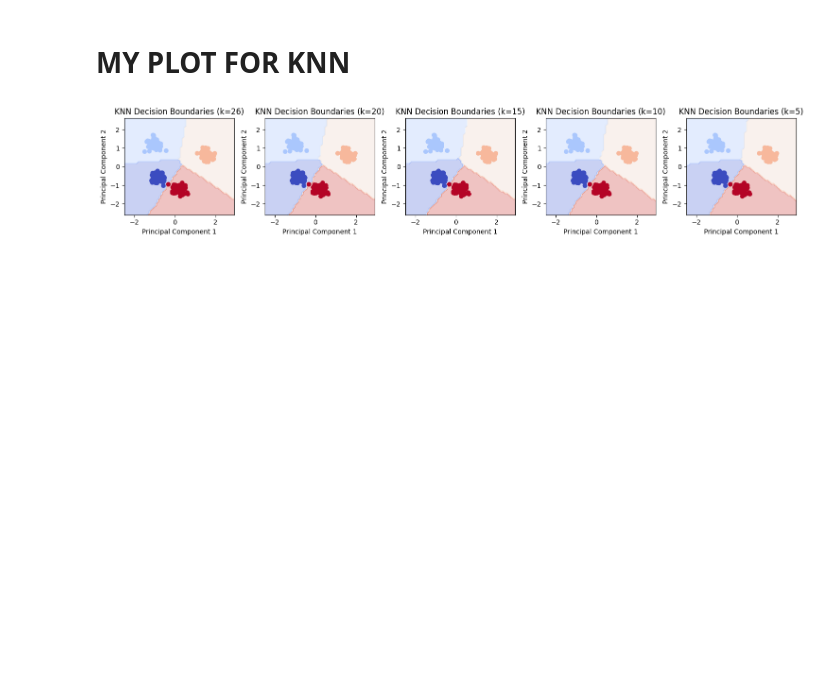
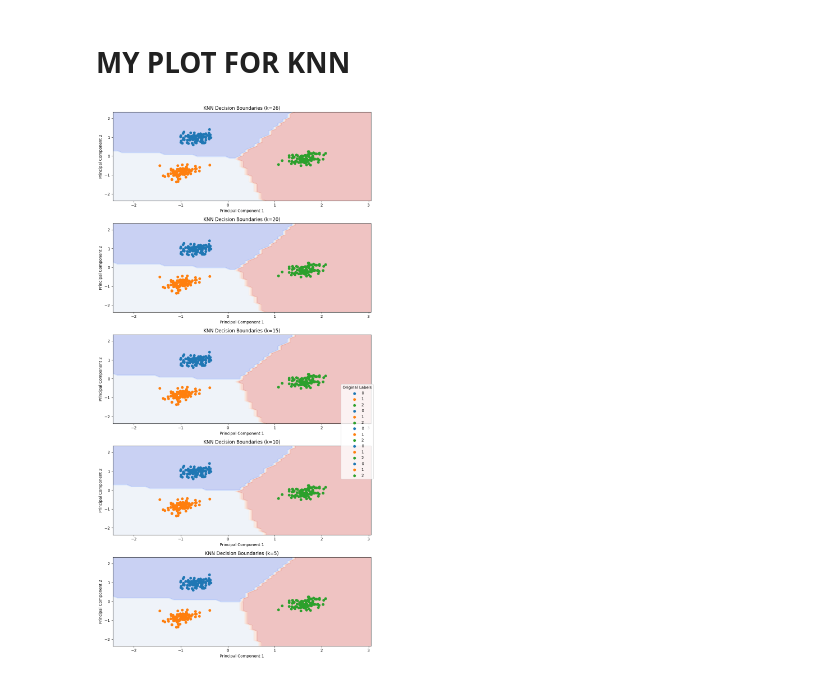
Before and after one commit to ML-Project-Team-5/Project_NetworkIDS, a Jupyter notebook: JUI-KNN.ipynb, the cells around one changed output. Saved outputs shown, nothing was run; the diff lists cells and outputs as text; code cells hidden in the pictures; blank space fills up the shorter version.

Commit message:
New changes, original labels not yet retained for plotting knn

```diff
--- a/JUI-KNN.ipynb
+++ b/JUI-KNN.ipynb
@@ -56,6 +59,7 @@ import warnings
 from sklearn.preprocessing import LabelEncoder
 from sklearn.neighbors import KNeighborsClassifier
 from sklearn.metrics import accuracy_score
+import joblib
 
 # Suppress all warnings
 warnings.filterwarnings("ignore")
@@ -64,9 +68,19 @@ warnings.filterwarnings("ignore")
 # Drop the 'label' column from test_unknown_data
 #test_unknown_data = test_unknown_data.drop('label', axis=1)
 
-# Apply label encoding separately to each column in test_unknown_label
+# Initialize a label encoder
 label_encoder = LabelEncoder()
-test_unknown_label_encoded = label_encoder.fit_transform(test_unknown_label)
+
+# Fit and transform the label column in the test data
+test_unknown_label_encoded = label_encoder.fit_transform(test_unknown_label['label'])
+
+# Add the encoded labels to the test data
+test_unknown_data['encoded_label'] = test_unknown_label_encoded
+
+# Create a dictionary to map encoded labels back to original labels
+class_mapping = dict(zip(label_encoder.classes_, label_encoder.transform(label_encoder.classes_)))
+print("Class Mapping:", class_mapping)
+
 
 # Train the kNN classifier on your training data
 # Use the appropriate labels from your dataset; I'm using the first column as an example
@@ -216,24 +232,22 @@ h1 {
 # %%
 import numpy as np
 import matplotlib.pyplot as plt
-from sklearn.preprocessing import StandardScaler
+from sklearn.preprocessing import StandardScaler, LabelEncoder
 from sklearn.decomposition import PCA
 from sklearn.datasets import make_blobs
 from sklearn.neighbors import KNeighborsClassifier
-from sklearn.preprocessing import LabelEncoder
-from sklearn.feature_selection import SelectKBest, f_classif, VarianceThreshold
+from sklearn.feature_selection import SelectKBest, f_classif
 
 # Generate synthetic data with 4 clusters using make_blobs
-X, y = make_blobs(n_samples=300, centers=4, random_state=42)
+X, y = make_blobs(n_samples=300, centers=3, random_state=42)
 
-# Apply label encoding to the labels
+# Use the same label encoder and mapping as in your k-NN code
 label_encoder = LabelEncoder()
 y_encoded = label_encoder.fit_transform(y)
-
-# Specify the number of features to select
-k_best = 2
+class_mapping = dict(zip(label_encoder.classes_, label_encoder.transform(label_encoder.classes_)))
 
 # Apply SelectKBest with ANOVA F-statistic as the scoring function
+k_best = 2
 selector = SelectKBest(f_classif, k=k_best)
 selected_data = selector.fit_transform(X, y_encoded)
 
@@ -245,40 +259,47 @@ reduced_data = pca.fit_transform(scaled_data)
 # Set up k-NN classifiers with different k values
 knn_list = [KNeighborsClassifier(n_neighbors=k) for k in [26, 20, 15, 10, 5]]
 
-def plot_decision_boundary(knn, X, y, title, ax):
+def plot_decision_boundary(knn, X, y, title, ax, class_mapping):
     h = 0.1  # Step size in the mesh
 
     x_min, x_max = X[:, 0].min() - 1, X[:, 0].max() + 1
     y_min, y_max = X[:, 1].min() - 1, X[:, 1].max() + 1
 
     xx, yy = np.meshgrid(np.arange(x_min, x_max, h), np.arange(y_min, y_max, h))
 
     # Obtain predictions for each point in the meshgrid
     Z = knn.predict(np.c_[xx.ravel(), yy.ravel()])
-    Z_encoded = label_encoder.transform(Z)
-    Z = Z_encoded.reshape(xx.shape)
+    Z_decoded = label_encoder.inverse_transform(Z)
+    Z = Z_decoded.reshape(xx.shape)
 
+    # Plot the decision boundaries
     ax.contourf(xx, yy, Z, cmap=plt.cm.coolwarm, alpha=0.3)
 
-    # Plot the training points
-    scatter = ax.scatter(X[:, 0], X[:, 1], c=y, cmap=plt.cm.coolwarm)
+    # Plot the training points with original class labels
+    for label in np.unique(y):
+        indices = np.where(y == label)
+        original_label = class_mapping[label]
+        ax.scatter(X[indices, 0], X[indices, 1], label=original_label)
 
     ax.set_xlabel('Principal Component 1')
     ax.set_ylabel('Principal Component 2')
     ax.set_title(title)
 
 # Set up subplots
-fig, axes = plt.subplots(1, len(knn_list), figsize=(15, 3))  # Adjust figsize as needed
+fig, axes = plt.subplots(len(knn_list), 1, figsize=(10, 20))
 
 # Plot decision boundaries for each k-NN classifier
 for i, (knn, k) in enumerate(zip(knn_list, [26, 20, 15, 10, 5])):
     knn.fit(reduced_data, y_encoded)
-    plot_decision_boundary(knn, reduced_data, y_encoded, f'KNN Decision Boundaries (k={k})', axes[i])
+    plot_decision_boundary(knn, reduced_data, y, f'KNN Decision Boundaries (k={k})', axes[i], class_mapping)
+
+# Add a common legend for all subplots
+fig.legend(title='Original Labels', loc='upper right', bbox_to_anchor=(1, 0.5))
 
 # Adjust layout
 plt.tight_layout()
 
 # Show the plots
 plt.show()
 # %% [output]
-[figure, old version]
+[figure, new version]
```
Also changed, not shown: parts of 6 cells of this notebook.
